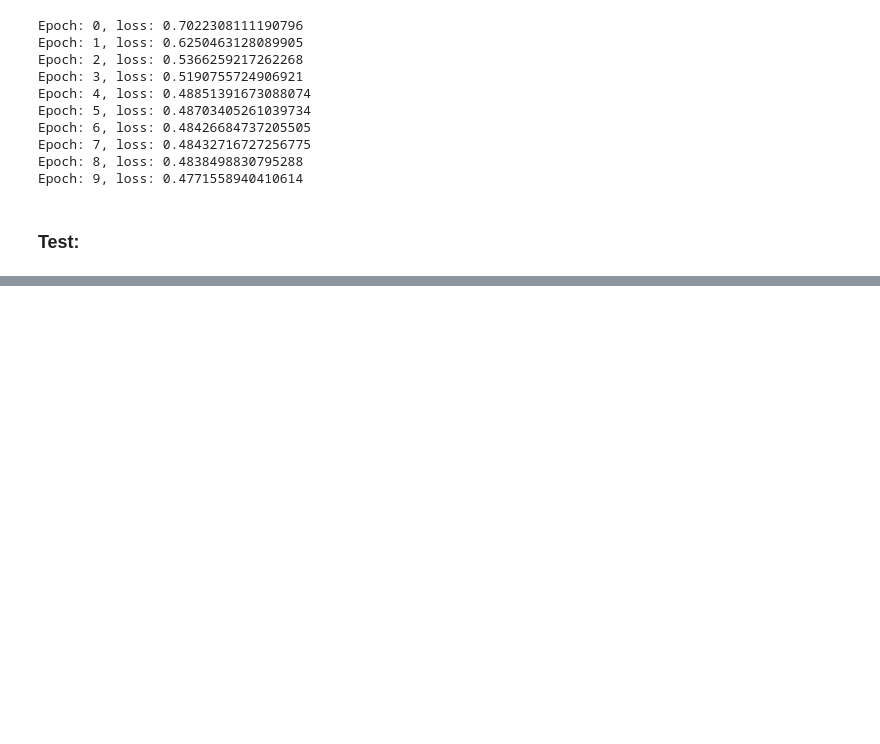
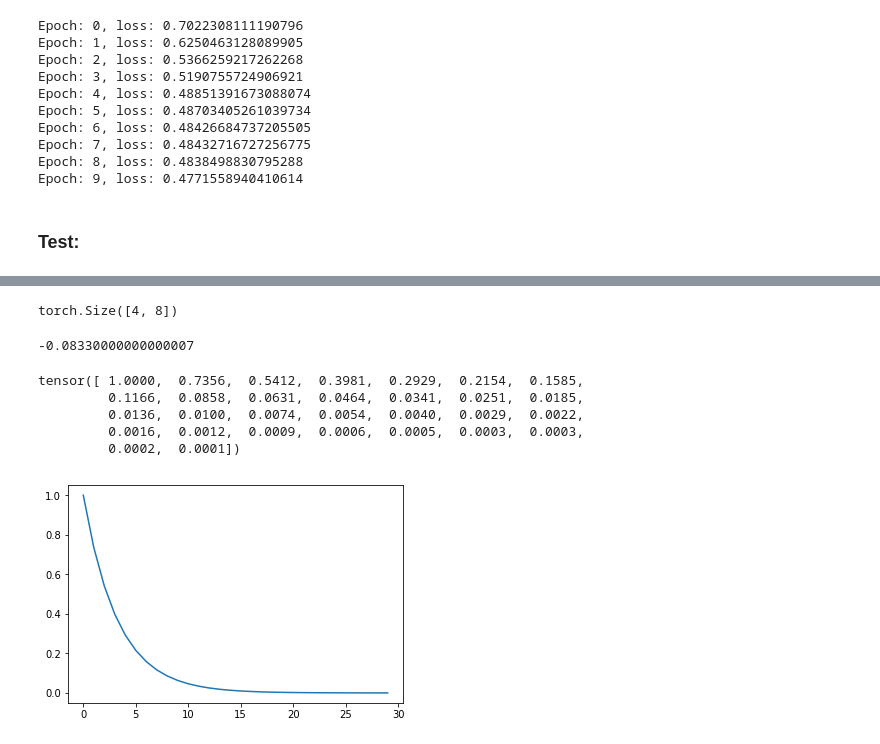
Before and after one commit to ivanpastukhov/nn4nqa, a Jupyter notebook: Untitled1.ipynb, the cells around one changed output, grey strips where cells are left out. Cells and saved outputs as stored; diff of their text form; code cells hidden in the pictures; blank space fills up the shorter version.

```diff
--- a/Untitled1.ipynb
+++ b/Untitled1.ipynb
@@ -98,0 +138,28 @@ print('ROC-AUC score: {:}', roc_auc_score(t_test.tolist(), np.array(t_pred.tolis
+# %%
+b.size()
+# %% [output]
+torch.Size([4, 8])
+# %%
+c = [-0.0514, -0.1752,  0.7158, -0.3708, -0.6408,  0.1627,  0.2773,
+          -0.0009]
+np.sum(c)
+# %% [output]
+-0.08330000000000007
+# %%
+import math
+import matplotlib.pyplot as plt
+
+d_model = 60
+a = torch.exp(torch.arange(0, d_model, 2) *
+                             -(math.log(10000.0) / d_model))
+print(a)
+
+plt.plot(a.tolist())
+plt.show()
+# %% [output]
+tensor([ 1.0000,  0.7356,  0.5412,  0.3981,  0.2929,  0.2154,  0.1585,
+         0.1166,  0.0858,  0.0631,  0.0464,  0.0341,  0.0251,  0.0185,
+         0.0136,  0.0100,  0.0074,  0.0054,  0.0040,  0.0029,  0.0022,
+         0.0016,  0.0012,  0.0009,  0.0006,  0.0005,  0.0003,  0.0003,
+         0.0002,  0.0001])
+[figure, added]
```
Also changed, not shown: parts of 9 cells of this notebook, 2 other files.
